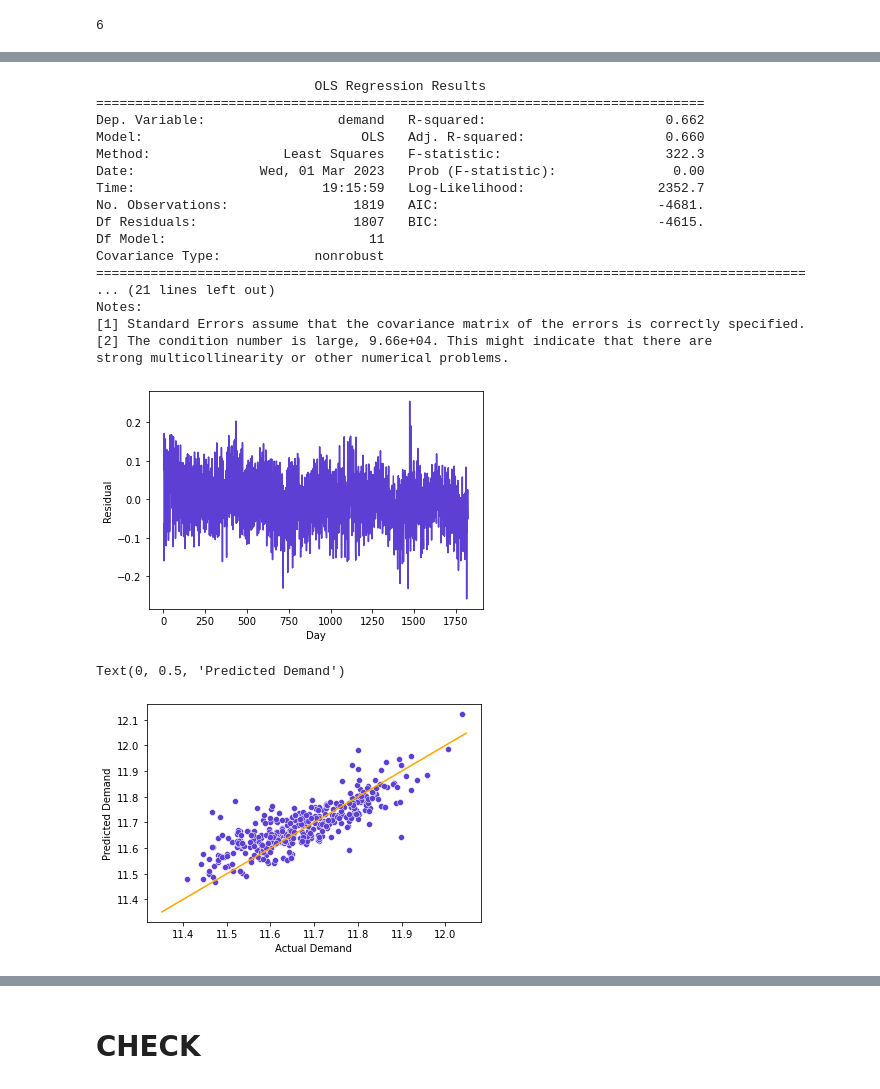
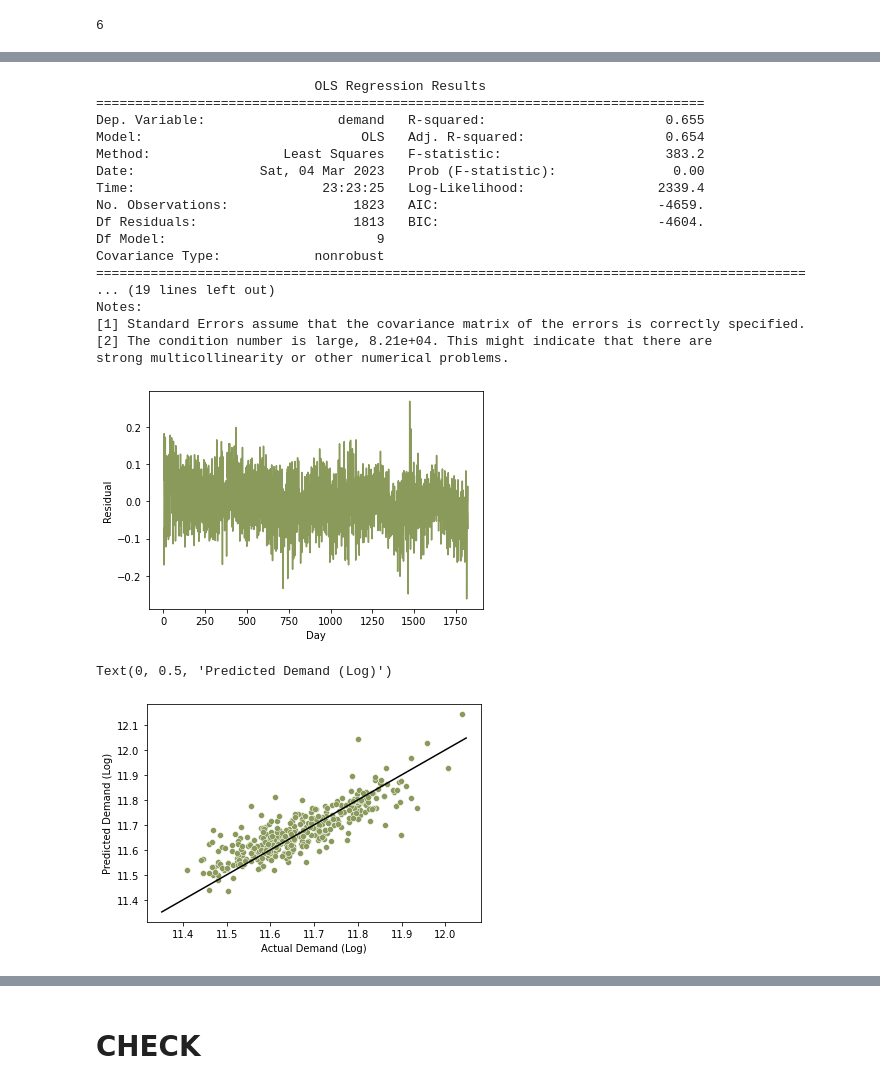
Before and after one commit to Dsl03/STAT303-2-Final-Project, a Jupyter notebook: Model Building.ipynb, the cells around one changed output, grey strips where cells are left out. Saved outputs shown, nothing was run; the diff lists cells and outputs as text; code cells hidden in the pictures.

```diff
--- a/Model Building.ipynb
+++ b/Model Building.ipynb
@@ -279,7 +279,7 @@ def build_model(features):
     return model, res
 
 def plt_residual(res):
-    plt.plot(range(len(res)), res, color = '#5D3FD3')
+    plt.plot(range(len(res)), res, color = '#8A9A5B')
     plt.ylabel('Residual')
     plt.xlabel('Day')
 
@@ -325,3 +331,5 @@ df.at[df[df['solar_exposure'].isna()].index[0], 'solar_exposure'] = 0
+# %%
+base_vars = ['max_temperature', 'max_temperature_squared', 'min_temperature', 'min_temperature_squared', 'solar_exposure', 'solar_exposure_squared', 'holiday', 'rainfall']
 # %%
 from statsmodels.stats.outliers_influence import variance_inflation_factor
 from statsmodels.tools.tools import add_constant
@@ -486,36 +657,36 @@ for date in all_dates:
 # %%
-model, residuals = build_model(['max_temperature', 'max_temperature_squared', 'min_temperature', 'min_temperature_squared', 'solar_exposure','solar_exposure_squared', 'school_day','holiday', 'rainfall', 'demand_lag_1_day', 'demand_lag_2_day'])
+model, residuals = build_model(base_vars+['demand_lag_1_day', 'demand_lag_2_day'])
 print(model.summary())
 plt_residual(residuals)
 # %% [output]
                             OLS Regression Results
 ==============================================================================
-Dep. Variable:                 demand   R-squared:                       0.662
-Model:                            OLS   Adj. R-squared:                  0.660
-Method:                 Least Squares   F-statistic:                     322.3
-Date:                Wed, 01 Mar 2023   Prob (F-statistic):               0.00
-Time:                        19:15:59   Log-Likelihood:                 2352.7
-No. Observations:                1819   AIC:                            -4681.
-Df Residuals:                    1807   BIC:                            -4615.
-Df Model:                          11
+Dep. Variable:                 demand   R-squared:                       0.655
+Model:                            OLS   Adj. R-squared:                  0.654
+Method:                 Least Squares   F-statistic:                     383.2
+Date:                Sat, 04 Mar 2023   Prob (F-statistic):               0.00
+Time:                        23:23:25   Log-Likelihood:                 2339.4
+No. Observations:                1823   AIC:                            -4659.
+Df Residuals:                    1813   BIC:                            -4604.
+Df Model:                           9
 Covariance Type:            nonrobust
 ===========================================================================================
-... (21 lines left out)
+... (19 lines left out)
 Notes:
 [1] Standard Errors assume that the covariance matrix of the errors is correctly specified.
-[2] The condition number is large, 9.66e+04. This might indicate that there are
+[2] The condition number is large, 8.21e+04. This might indicate that there are
 strong multicollinearity or other numerical problems.
-[figure, old version]
+[figure, new version]
 # %%
-sns.scatterplot(x=df['demand'], y=predictions2[0], color = '#5D3FD3')
+sns.scatterplot(x=df['demand'], y=predictions[0], color = '#8A9A5B')
 x_var = np.linspace(min(df['demand']), max(df['demand']))
 y_var = x_var
-plt.plot(x_var, y_var, color='orange')
-plt.xlabel('Actual Demand')
-plt.ylabel('Predicted Demand')
+plt.plot(x_var, y_var, color='black')
+plt.xlabel('Actual Demand (Log)')
+plt.ylabel('Predicted Demand (Log)')
 # %% [output]
-Text(0, 0.5, 'Predicted Demand')
+Text(0, 0.5, 'Predicted Demand (Log)')
-[figure, old version]
+[figure, new version]
 # %%
 np.sqrt(sse/365)
 # %% [output]
```
Also changed, not shown: parts of 46 cells of this notebook, 1 other file.
